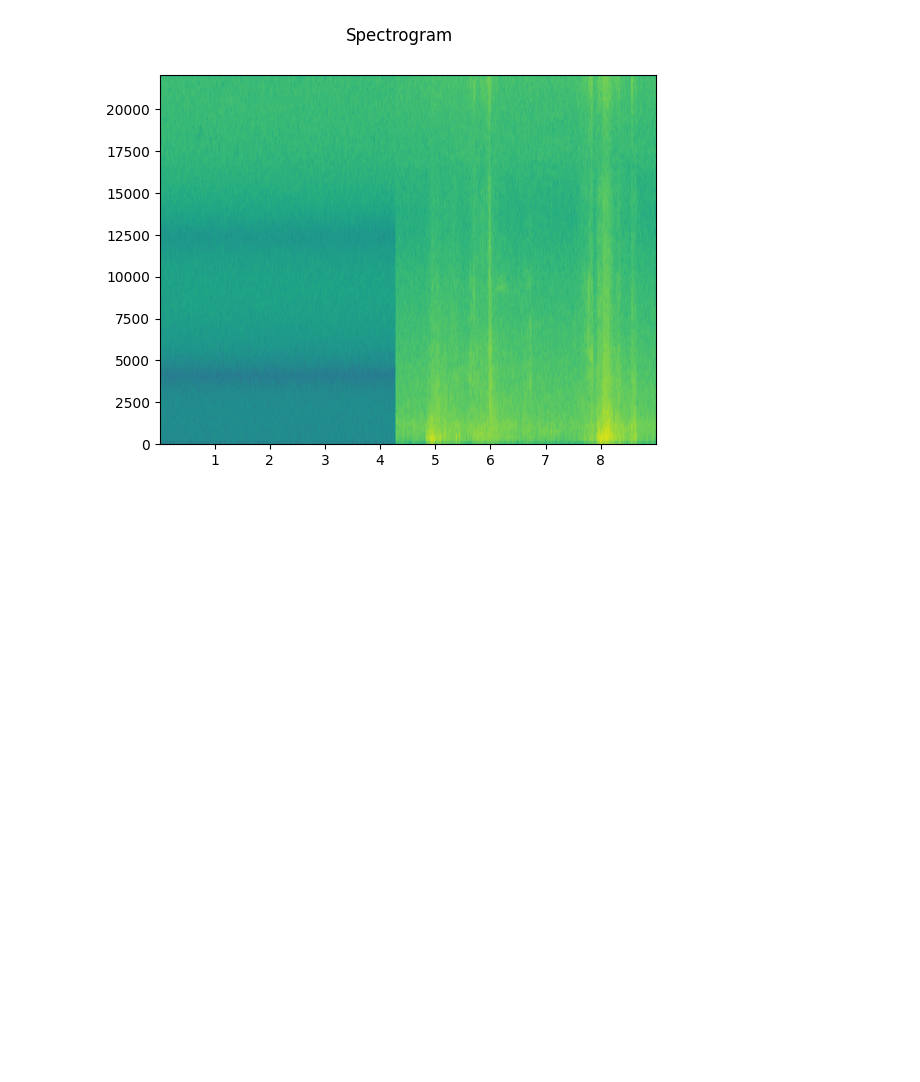
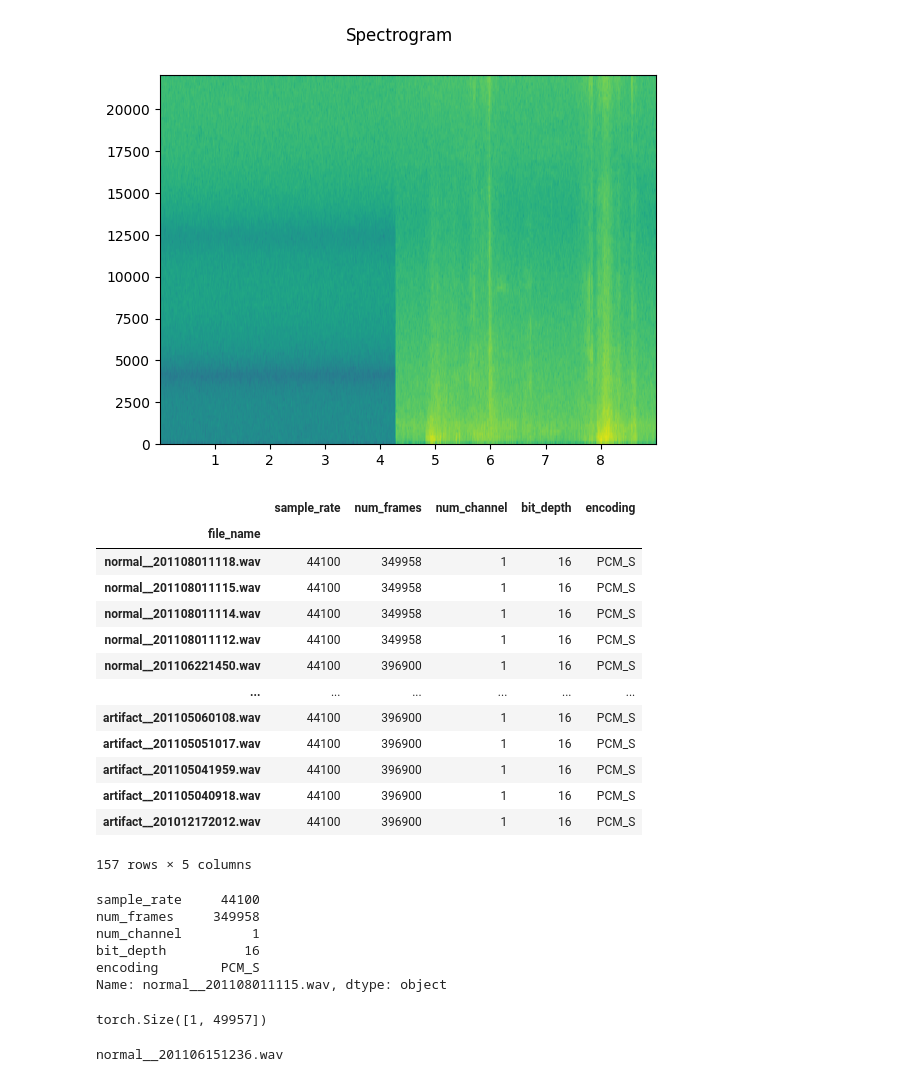
Before and after one commit to FelipeBarrosL/_music_genre_cnn, a Jupyter notebook: eda.ipynb, the cells around one changed output. Drawn from its saved outputs; the diff is of its cells as text; code cells hidden in the pictures; blank space fills up the shorter version.

```diff
--- a/eda.ipynb
+++ b/eda.ipynb
@@ -31,3 +32,63 @@ plot_specgram(waveform=data_waveform, sample_rate=sample_rate)
 # %% [output]
 torch.Size([1, 201, 1985])
 [figure]
+# %%
+# Save audio metadata and select audio threshold
+raw_data = Path("./Data/set_a")
+metadata = pd.DataFrame()
+
+for file in raw_data.glob("*"):
+    info = torchaudio.info(file)
+
+    if info.num_frames >= 300000:
+        new_row = pd.DataFrame({
+            "file_name": file.name,
+            "sample_rate": info.sample_rate,
+            "num_frames": info.num_frames,
+            "num_channel": info.num_channels,
+            "bit_depth": info.bits_per_sample,
+            "encoding": info.encoding,
+        }, index=[0])
+
+        metadata = pd.concat([new_row, metadata.iloc[:]])
+
+metadata.index = metadata["file_name"]
+metadata.drop(columns="file_name", inplace=True)
+metadata.to_csv("./Data/metadata.csv")
+metadata
+# %% [output]
+|  | sample_rate | num_frames | num_channel | bit_depth | encoding |
+| file_name |  |  |  |  |  |
+| normal__201108011118.wav | 44100 | 349958 | 1 | 16 | PCM_S |
+| normal__201108011115.wav | 44100 | 349958 | 1 | 16 | PCM_S |
+| normal__201108011114.wav | 44100 | 349958 | 1 | 16 | PCM_S |
+| normal__201108011112.wav | 44100 | 349958 | 1 | 16 | PCM_S |
+| normal__201106221450.wav | 44100 | 396900 | 1 | 16 | PCM_S |
+| ... | ... | ... | ... | ... | ... |
+| artifact__201105060108.wav | 44100 | 396900 | 1 | 16 | PCM_S |
+| artifact__201105051017.wav | 44100 | 396900 | 1 | 16 | PCM_S |
+| artifact__201105041959.wav | 44100 | 396900 | 1 | 16 | PCM_S |
+| artifact__201105040918.wav | 44100 | 396900 | 1 | 16 | PCM_S |
+| artifact__201012172012.wav | 44100 | 396900 | 1 | 16 | PCM_S |
+157 rows × 5 columns
+# %%
+metadata.iloc[1]
+# %% [output]
+sample_rate     44100
+num_frames     349958
+num_channel         1
+bit_depth          16
+encoding        PCM_S
+Name: normal__201108011115.wav, dtype: object
+# %%
+data_waveform = data_waveform[:,1:349958]
+data_waveform.size()
+# %% [output]
+torch.Size([1, 49957])
+# %%
+file_name = "normal__201106151236.wav"
+
+if file_name in metadata.index:
+    print(file_name)
+# %% [output]
+normal__201106151236.wav
```
Also changed, not shown: parts of 1 cell of this notebook, 2 other files.
